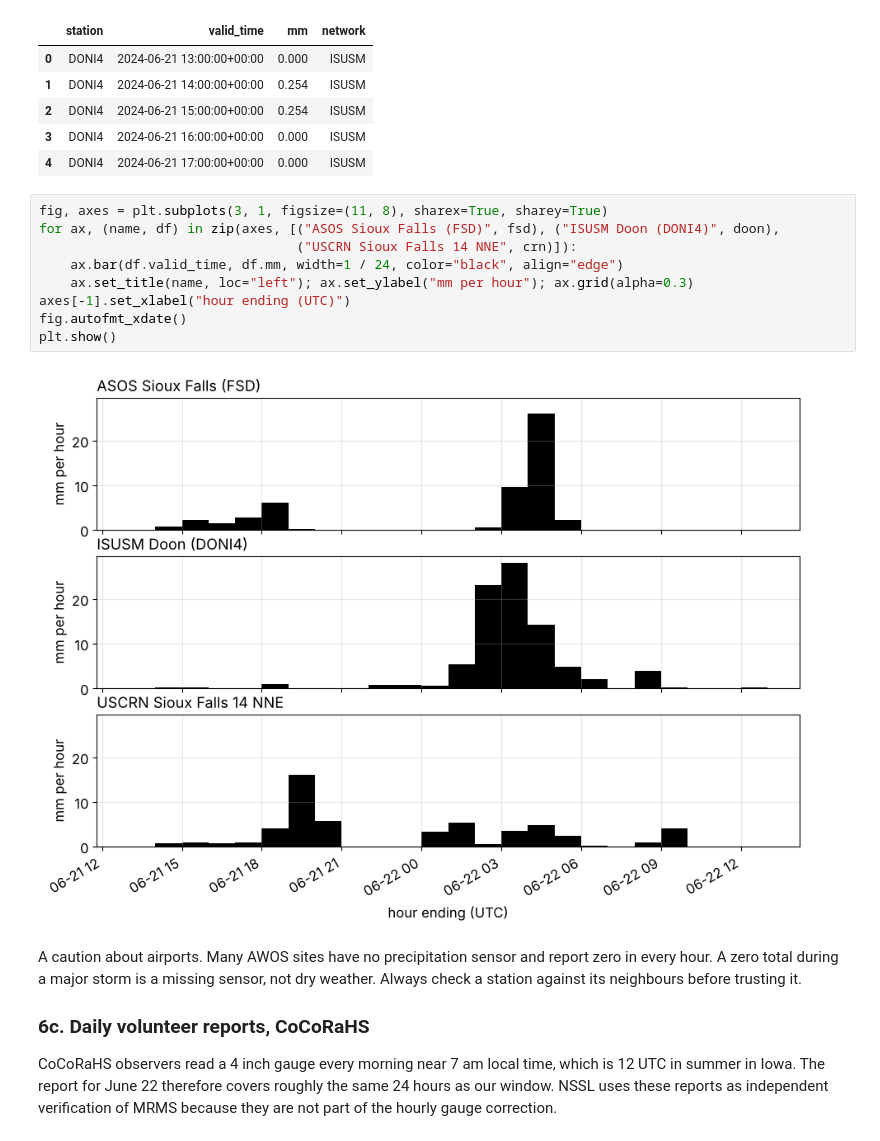
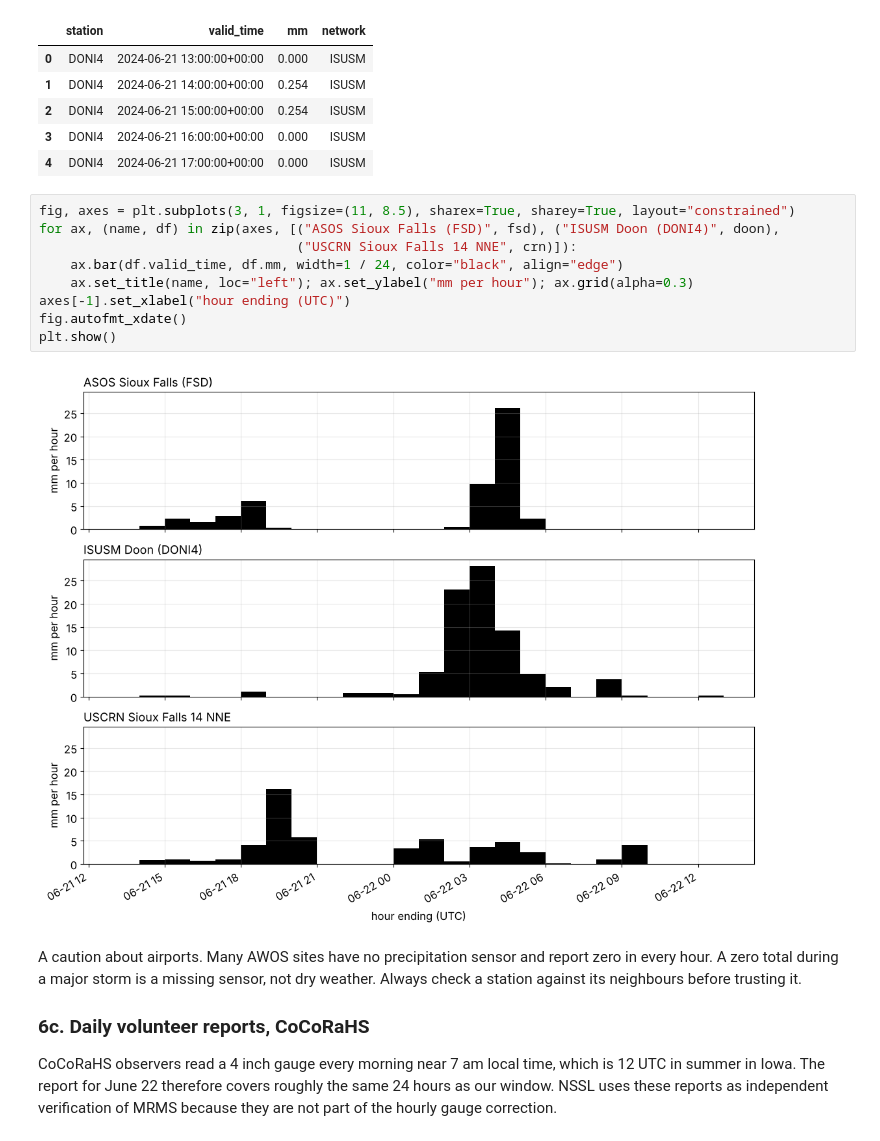
Before and after one commit to AHWALab/Water-Science-Exchange-Workshop, a Jupyter notebook: notebooks/01_where_to_find_qpe_data_solution.ipynb, the cells around one changed output. Cells and saved outputs as stored; diff of their text form.

```diff
--- a/notebooks/01_where_to_find_qpe_data_solution.ipynb
+++ b/notebooks/01_where_to_find_qpe_data_solution.ipynb
@@ -301,16 +318,16 @@ USCRN Sioux Falls 14 NNE     24 hours, total   55.1 mm, max hour  16.2 mm
 | 3 | DONI4 | 2024-06-21 16:00:00+00:00 | 0.000 | ISUSM |
 | 4 | DONI4 | 2024-06-21 17:00:00+00:00 | 0.000 | ISUSM |
 # %%
-fig, axes = plt.subplots(3, 1, figsize=(11, 8), sharex=True, sharey=True)
+fig, axes = plt.subplots(3, 1, figsize=(11, 8.5), sharex=True, sharey=True, layout="constrained")
 for ax, (name, df) in zip(axes, [("ASOS Sioux Falls (FSD)", fsd), ("ISUSM Doon (DONI4)", doon),
                                  ("USCRN Sioux Falls 14 NNE", crn)]):
     ax.bar(df.valid_time, df.mm, width=1 / 24, color="black", align="edge")
     ax.set_title(name, loc="left"); ax.set_ylabel("mm per hour"); ax.grid(alpha=0.3)
 axes[-1].set_xlabel("hour ending (UTC)")
 fig.autofmt_xdate()
 plt.show()
 # %% [output]
-[figure, old version]
+[figure, new version]
 # %% [markdown]
 A caution about airports. Many AWOS sites have no precipitation sensor and report zero in every hour. A zero total during a major storm is a missing sensor, not dry weather. Always check a station against its neighbours before trusting it.
 
```
Also changed, not shown: parts of 14 cells of this notebook, 5 other files.
